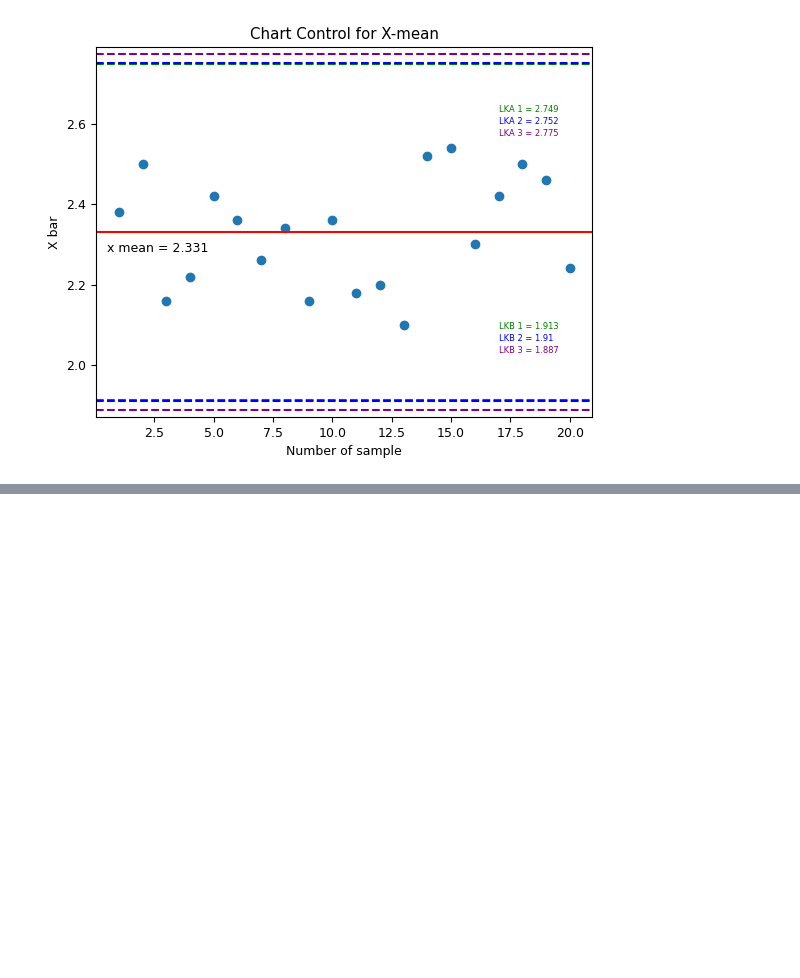
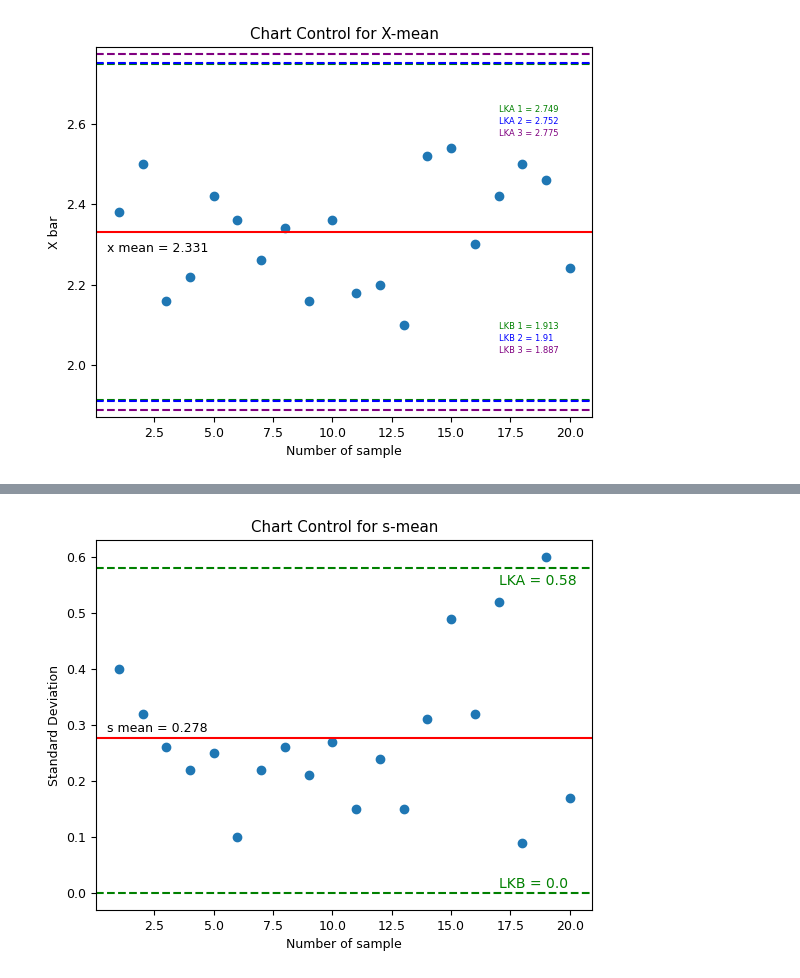
Before and after one commit to yosirodotcom/py-statistika-pengawasan-kualitas, a Jupyter notebook: modul2.ipynb, the cells around one changed output, grey strips where cells are left out. Saved outputs shown, nothing was run; the diff lists cells and outputs as text; code cells hidden in the pictures; blank space fills up the shorter version.

```diff
--- a/modul2.ipynb
+++ b/modul2.ipynb
@@ -79,0 +101,21 @@ cc_x(data=df, d2=2.326, a1=1.6, a2=0.58, n=5)
+# %%
+def cc_s(data, b3, b4):
+    x, r, s = stats_mean(data)
+    lka = s*b4
+    lkb = s*b3
+
+    plt.scatter(data["no_sampel"], data["std_dev"])
+    plt.xlabel('Number of sample')
+    plt.ylabel('Standard Deviation')
+    plt.title('Chart Control for s-mean')
+    plt.axhline(y=lka, color='g', linestyle='--')
+    plt.axhline(y=lkb, color='g', linestyle='--')
+    plt.axhline(y=s, color='r', linestyle='solid')
+    plt.text(0.5, s+0.01, f's mean = {round(s,3)}')
+    plt.text(17, lka-0.03, f'LKA = {round(lka,3)}', fontsize=10, color="g")
+    plt.text(17, lkb+0.01, f'LKB = {round(lkb,3)}', fontsize=10, color="g")
+    plt.show()
+
+cc_s(data=df, b3=0, b4=2.09)
+# %% [output]
+[figure, added]
```
Also changed, not shown: parts of 2 cells of this notebook, 4 other files.
